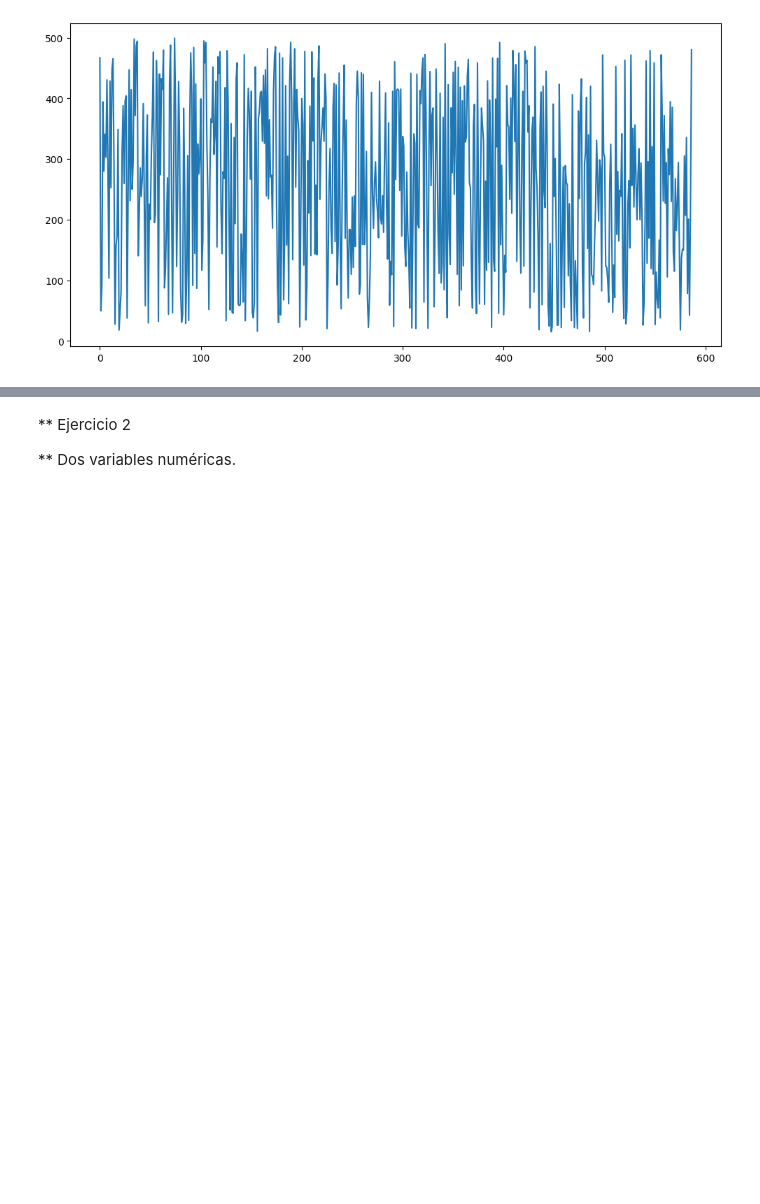
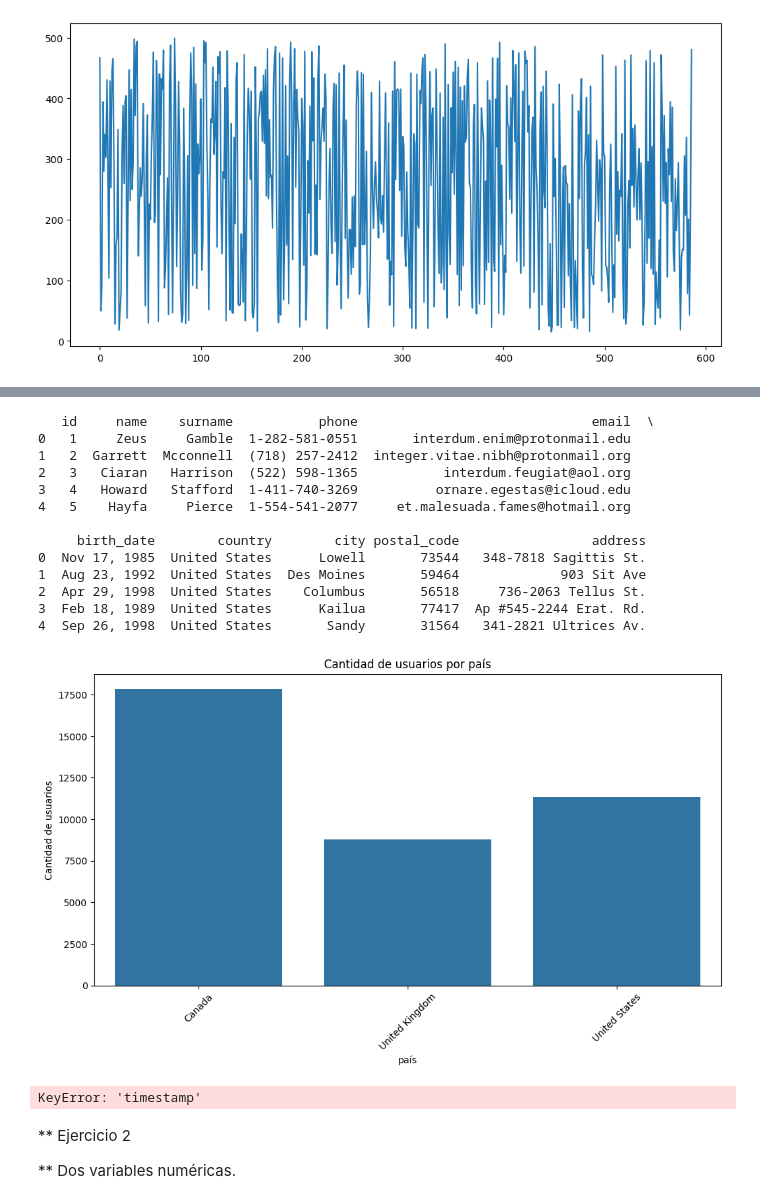
Before and after one commit to MailinV/Sprint_8_MV, a Jupyter notebook: Sprint8_MV.ipynb, the cells around one changed output, grey strips where cells are left out. Cells and saved outputs as stored; diff of their text form; code cells hidden in the pictures; blank space fills up the shorter version.

```diff
--- a/Sprint8_MV.ipynb
+++ b/Sprint8_MV.ipynb
@@ -122,3 +201,34 @@ plt.show()
+# %%
+# querys para visualizar los datos de las tablas cargadas
+query = "SELECT * FROM users;"
+df = pd.read_sql(query, conexion_bd)
+print(df.head())
+
+usuario_pais= df.groupby('country')['id'].sum().reset_index()
+
+plt.figure(figsize=(12,6))
+sns.barplot(data=usuario_pais, x='country', y='id')
+
+plt.xticks(rotation=45)
+plt.xlabel("país")
+plt.ylabel("Cantidad de usuarios")
+plt.title("Cantidad de usuarios por país")
+plt.show()
+# %% [output]
+   id     name    surname           phone                              email  \
+0   1     Zeus     Gamble  1-282-581-0551       interdum.enim@protonmail.edu
+1   2  Garrett  Mcconnell  (718) 257-2412  integer.vitae.nibh@protonmail.org
+2   3   Ciaran   Harrison  (522) 598-1365           interdum.feugiat@aol.org
+3   4   Howard   Stafford  1-411-740-3269          ornare.egestas@icloud.edu
+4   5    Hayfa     Pierce  1-554-541-2077     et.malesuada.fames@hotmail.org
+
+     birth_date        country        city postal_code                 address
+0  Nov 17, 1985  United States      Lowell       73544   348-7818 Sagittis St.
+1  Aug 23, 1992  United States  Des Moines       59464             903 Sit Ave
+2  Apr 29, 1998  United States    Columbus       56518     736-2063 Tellus St.
+3  Feb 18, 1989  United States      Kailua       77417  Ap #545-2244 Erat. Rd.
+4  Sep 26, 1998  United States       Sandy       31564   341-2821 Ultrices Av.
+[figure, added]
 # %%
 
 #cambiar formato de fecha
@@ -127,13 +237,9 @@ df['timestamp'] = pd.to_datetime(df['timestamp'])
 #extraer año y mes
 df['year_month'] = df['timestamp'].dt.to_period('M')
 
-#agrupa datos por año y mes
-df['year_month'] = df['timestamp'].dt.to_period('M')
-
 #codigo para hacer el grafico
 
-df['timestamp'] = pd.to_datetime(df['timestamp'])
-df['year_month'] = df['timestamp'].dt.to_period('M')
+
 df_monthly = df.groupby('year_month')['amount'].sum().reset_index()
 
 df_monthly['year_month'] = df_monthly['year_month'].astype(str)
@@ -146,6 +252,8 @@ plt.xlabel("Mes")
 plt.ylabel("Total Ventas")
 plt.title("Ventas por Mes")
 plt.show()
+# %% [output]
+KeyError: 'timestamp'
 # %% [markdown]
 ** Ejercicio 2 <br>
 
```
Also changed, not shown: parts of 8 cells of this notebook.
